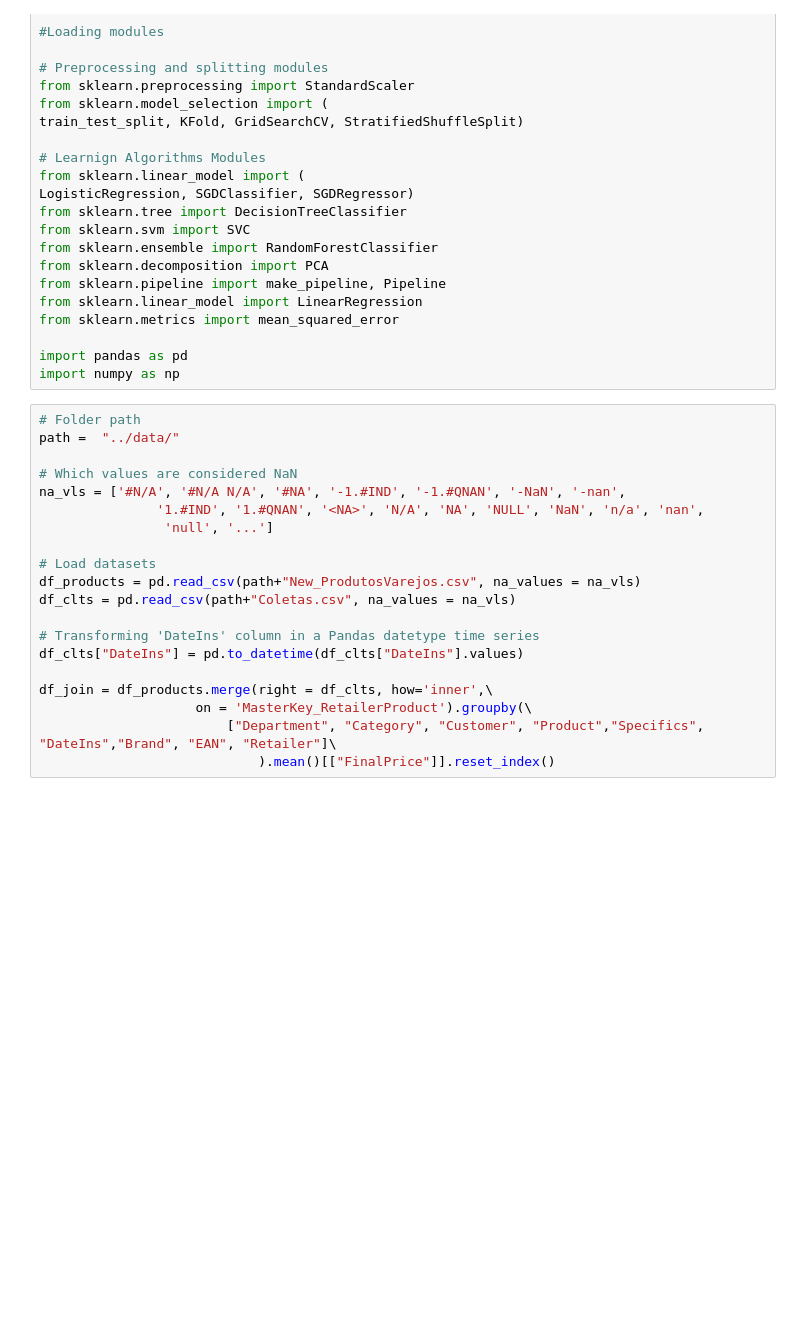
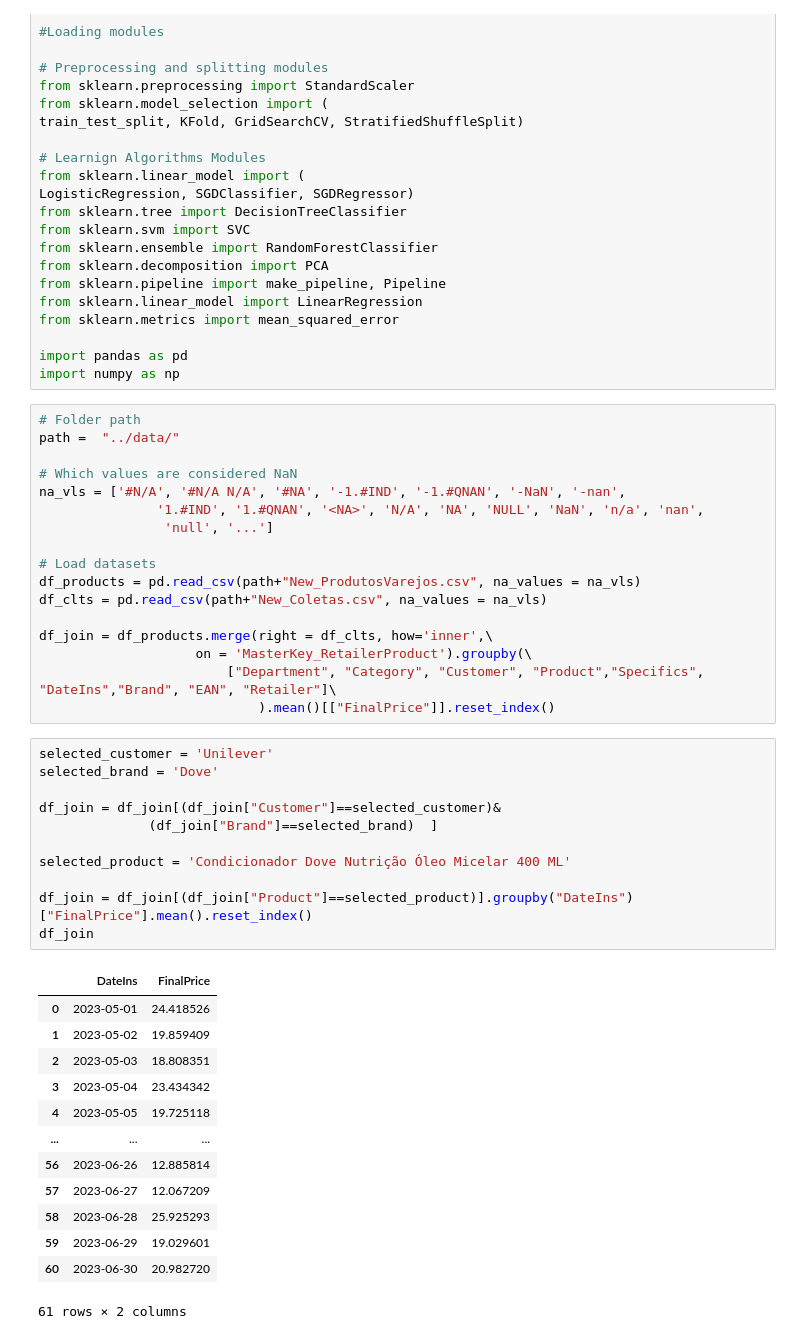
Before and after one commit to luizavboas/test-analytics-engineer_luiza, a Jupyter notebook: notebooks/ml_training.ipynb, the cells around one changed output. Cells and saved outputs as stored; diff of their text form; blank space fills up the shorter version.

```diff
--- a/notebooks/ml_training.ipynb
+++ b/notebooks/ml_training.ipynb
@@ -123,13 +123,35 @@ na_vls = ['#N/A', '#N/A N/A', '#NA', '-1.#IND', '-1.#QNAN', '-NaN', '-nan',
 
 # Load datasets
 df_products = pd.read_csv(path+"New_ProdutosVarejos.csv", na_values = na_vls)
-df_clts = pd.read_csv(path+"Coletas.csv", na_values = na_vls)
-
-# Transforming 'DateIns' column in a Pandas datetype time series
-df_clts["DateIns"] = pd.to_datetime(df_clts["DateIns"].values)
+df_clts = pd.read_csv(path+"New_Coletas.csv", na_values = na_vls)
 
 df_join = df_products.merge(right = df_clts, how='inner',\
                     on = 'MasterKey_RetailerProduct').groupby(\
                         ["Department", "Category", "Customer", "Product","Specifics", "DateIns","Brand", "EAN", "Retailer"]\
                             ).mean()[["FinalPrice"]].reset_index()
+# %%
+selected_customer = 'Unilever'
+selected_brand = 'Dove'
+
+df_join = df_join[(df_join["Customer"]==selected_customer)&
+              (df_join["Brand"]==selected_brand)  ]
+
+selected_product = 'Condicionador Dove Nutrição Óleo Micelar 400 ML'
+
+df_join = df_join[(df_join["Product"]==selected_product)].groupby("DateIns")["FinalPrice"].mean().reset_index()
+df_join
+# %% [output]
+|  | DateIns | FinalPrice |
+| 0 | 2023-05-01 | 24.418526 |
+| 1 | 2023-05-02 | 19.859409 |
+| 2 | 2023-05-03 | 18.808351 |
+| 3 | 2023-05-04 | 23.434342 |
+| 4 | 2023-05-05 | 19.725118 |
+| ... | ... | ... |
+| 56 | 2023-06-26 | 12.885814 |
+| 57 | 2023-06-27 | 12.067209 |
+| 58 | 2023-06-28 | 25.925293 |
+| 59 | 2023-06-29 | 19.029601 |
+| 60 | 2023-06-30 | 20.982720 |
+61 rows × 2 columns
 # %%
```
Also changed, not shown: parts of 3 cells of this notebook, 2 other files.
